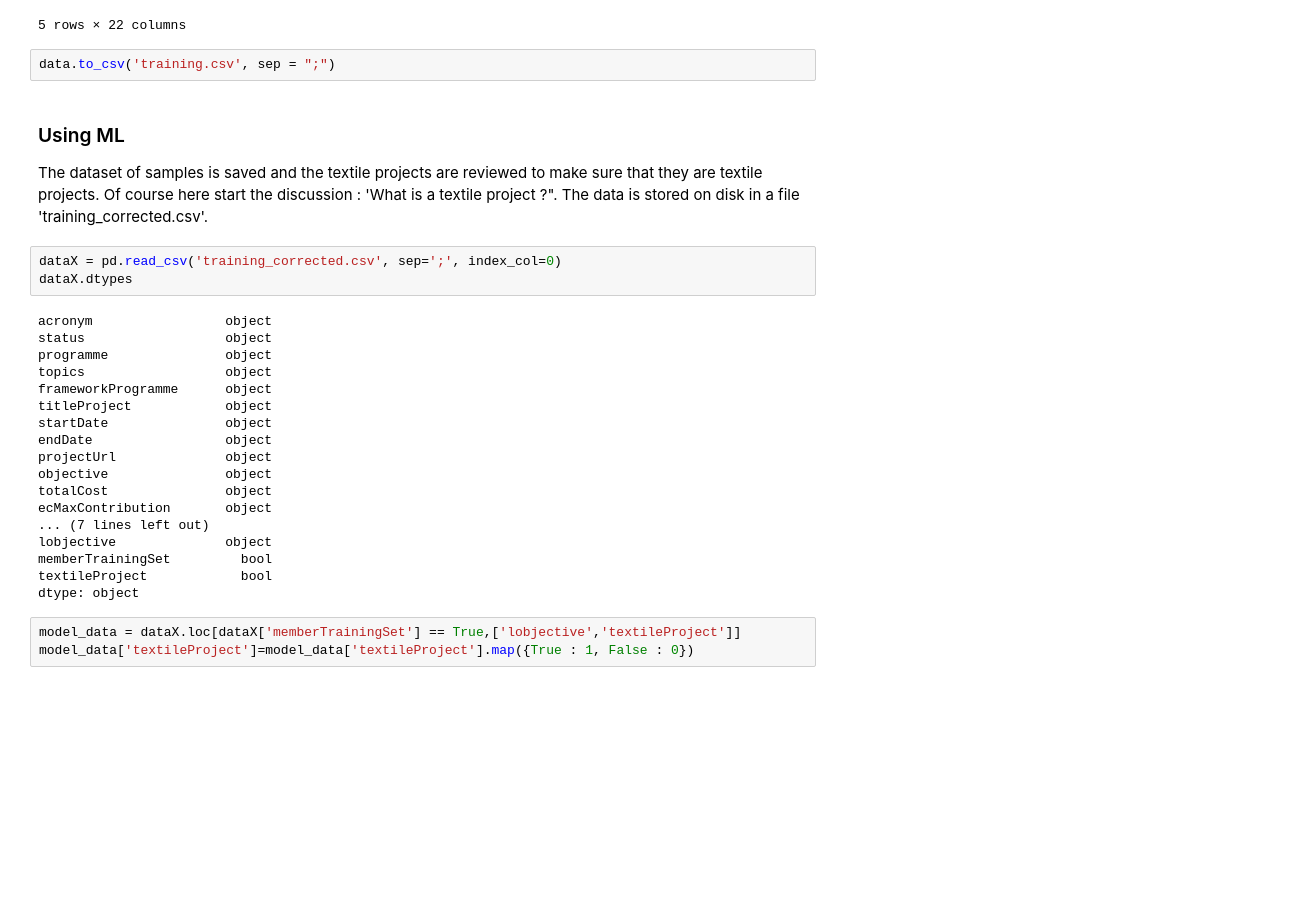
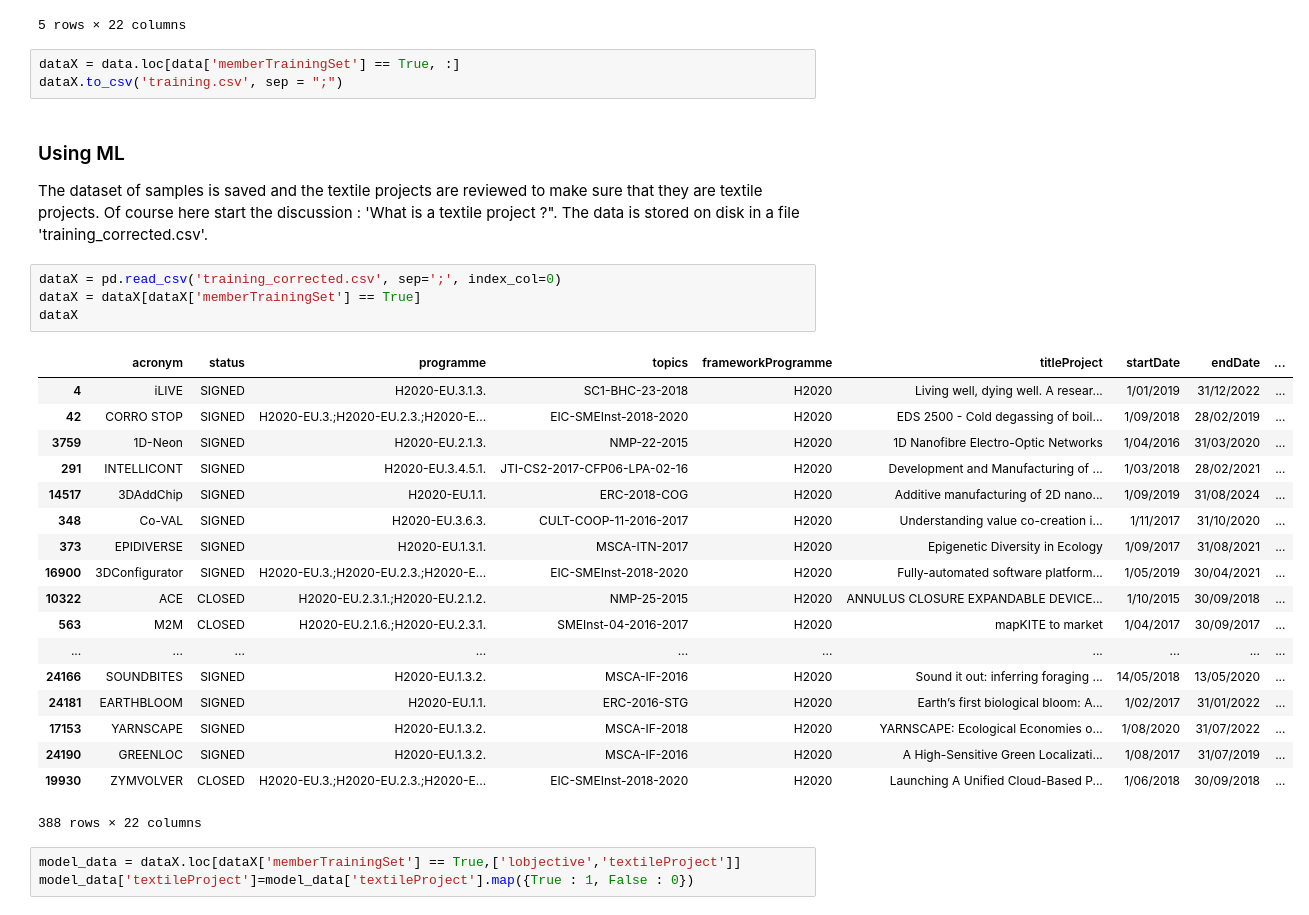
Before and after one commit to Aguesses/beforeAndAfter7, a Jupyter notebook: H2020_project_NaiveBayes.ipynb, the cells around one changed output. Cells and saved outputs as stored; diff of their text form; blank space fills up the shorter version.

```diff
--- a/H2020_project_NaiveBayes.ipynb
+++ b/H2020_project_NaiveBayes.ipynb
@@ -87,32 +87,35 @@ data.head()
 | 4 | iLIVE | SIGNED | H2020-EU.3.1.3. | SC1-BHC-23-2018 | H2020 | Living well, dying well. A resear... | 2019-01-01 | 2022-12-31 | ... |
 5 rows × 22 columns
 # %%
-data.to_csv('training.csv', sep = ";")
+dataX = data.loc[data['memberTrainingSet'] == True, :]
+dataX.to_csv('training.csv', sep = ";")
 # %% [markdown]
 ### Using ML
 
 The dataset of samples is saved and the textile projects are reviewed to make sure that they are textile projects. Of course here start the discussion : 'What is a textile project ?". The data is stored on disk in a file 'training_corrected.csv'.
 # %%
 dataX = pd.read_csv('training_corrected.csv', sep=';', index_col=0)
-dataX.dtypes
+dataX = dataX[dataX['memberTrainingSet'] == True]
+dataX
 # %% [output]
+|  | acronym | status | programme | topics | frameworkProgramme | titleProject | startDate | endDate | ... |
+| 4 | iLIVE | SIGNED | H2020-EU.3.1.3. | SC1-BHC-23-2018 | H2020 | Living well, dying well. A resear... | 1/01/2019 | 31/12/2022 | ... |
+| 42 | CORRO STOP | SIGNED | H2020-EU.3.;H2020-EU.2.3.;H2020-E... | EIC-SMEInst-2018-2020 | H2020 | EDS 2500 - Cold degassing of boil... | 1/09/2018 | 28/02/2019 | ... |
+| 3759 | 1D-Neon | SIGNED | H2020-EU.2.1.3. | NMP-22-2015 | H2020 | 1D Nanofibre Electro-Optic Networks | 1/04/2016 | 31/03/2020 | ... |
+| 291 | INTELLICONT | SIGNED | H2020-EU.3.4.5.1. | JTI-CS2-2017-CFP06-LPA-02-16 | H2020 | Development and Manufacturing of ... | 1/03/2018 | 28/02/2021 | ... |
+| 14517 | 3DAddChip | SIGNED | H2020-EU.1.1. | ERC-2018-COG | H2020 | Additive manufacturing of 2D nano... | 1/09/2019 | 31/08/2024 | ... |
+| 348 | Co-VAL | SIGNED | H2020-EU.3.6.3. | CULT-COOP-11-2016-2017 | H2020 | Understanding value co-creation i... | 1/11/2017 | 31/10/2020 | ... |
+| 373 | EPIDIVERSE | SIGNED | H2020-EU.1.3.1. | MSCA-ITN-2017 | H2020 | Epigenetic Diversity in Ecology | 1/09/2017 | 31/08/2021 | ... |
+| 16900 | 3DConfigurator | SIGNED | H2020-EU.3.;H2020-EU.2.3.;H2020-E... | EIC-SMEInst-2018-2020 | H2020 | Fully-automated software platform... | 1/05/2019 | 30/04/2021 | ... |
+| 10322 | ACE | CLOSED | H2020-EU.2.3.1.;H2020-EU.2.1.2. | NMP-25-2015 | H2020 | ANNULUS CLOSURE EXPANDABLE DEVICE... | 1/10/2015 | 30/09/2018 | ... |
+| 563 | M2M | CLOSED | H2020-EU.2.1.6.;H2020-EU.2.3.1. | SMEInst-04-2016-2017 | H2020 | mapKITE to market | 1/04/2017 | 30/09/2017 | ... |
+| ... | ... | ... | ... | ... | ... | ... | ... | ... | ... |
+| 24166 | SOUNDBITES | SIGNED | H2020-EU.1.3.2. | MSCA-IF-2016 | H2020 | Sound it out: inferring foraging ... | 14/05/2018 | 13/05/2020 | ... |
+| 24181 | EARTHBLOOM | SIGNED | H2020-EU.1.1. | ERC-2016-STG | H2020 | Earth’s first biological bloom: A... | 1/02/2017 | 31/01/2022 | ... |
+| 17153 | YARNSCAPE | SIGNED | H2020-EU.1.3.2. | MSCA-IF-2018 | H2020 | YARNSCAPE: Ecological Economies o... | 1/08/2020 | 31/07/2022 | ... |
+| 24190 | GREENLOC | SIGNED | H2020-EU.1.3.2. | MSCA-IF-2016 | H2020 | A High-Sensitive Green Localizati... | 1/08/2017 | 31/07/2019 | ... |
+| 19930 | ZYMVOLVER | CLOSED | H2020-EU.3.;H2020-EU.2.3.;H2020-E... | EIC-SMEInst-2018-2020 | H2020 | Launching A Unified Cloud-Based P... | 1/06/2018 | 30/09/2018 | ... |
-acronym                 object
-status                  object
-programme               object
-topics                  object
-frameworkProgramme      object
-titleProject            object
-startDate               object
-endDate                 object
-projectUrl              object
-objective               object
-totalCost               object
-ecMaxContribution       object
-... (7 lines left out)
-lobjective              object
-memberTrainingSet         bool
-textileProject            bool
-dtype: object
+388 rows × 22 columns
 # %%
 model_data = dataX.loc[dataX['memberTrainingSet'] == True,['lobjective','textileProject']]
 model_data['textileProject']=model_data['textileProject'].map({True : 1, False : 0})
```
Also changed, not shown: parts of 2 cells of this notebook, 2 other files.
